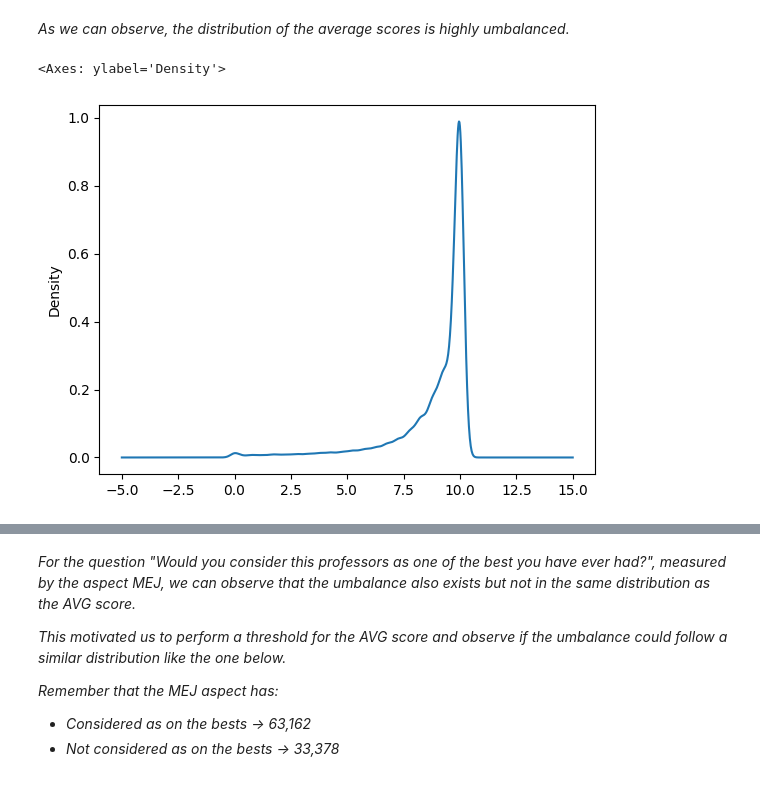
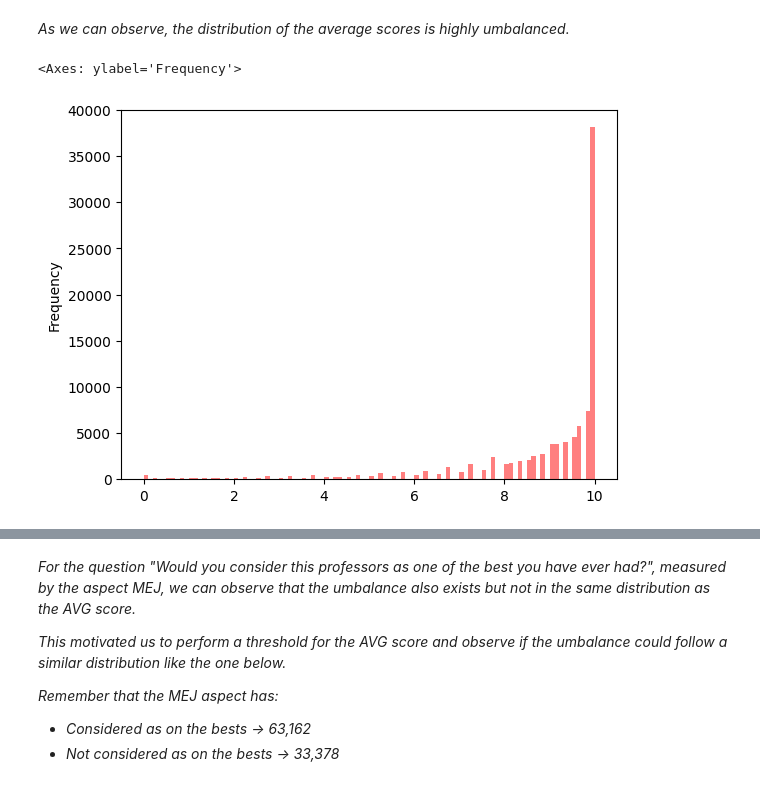
Before and after one commit to Ein-Bebop/ThesisProject, a Jupyter notebook: 2_Initial_Data_Exploration.ipynb, the cells around one changed output, grey strips where cells are left out. Cells and saved outputs as stored; diff of their text form; code cells hidden in the pictures.

```diff
--- a/2_Initial_Data_Exploration.ipynb
+++ b/2_Initial_Data_Exploration.ipynb
@@ -156,9 +117,9 @@ dtype: float64
 *We are using the Kernel Density Estimation, which is a non-parametric way to estimate the probability density function (PDF) of a random variable. This method is used to get a smooth curve (function) that is a good guess of the distribution of a set of data*
 # %% [markdown]
 *As we can observe, the distribution of the average scores is highly umbalanced.*
-# %%
-df_ecoas['AVG'].plot(kind='kde')
-# %% [output]
-<Axes: ylabel='Density'>
-[figure, removed]
+# %%
+df_ecoas['AVG'].plot(kind='hist', bins=100, alpha=0.5, color='r', label='AVG')
+# %% [output]
+<Axes: ylabel='Frequency'>
+[figure, added]
 # %%
```
Also changed, not shown: parts of 14 cells of this notebook, 18 other files.
